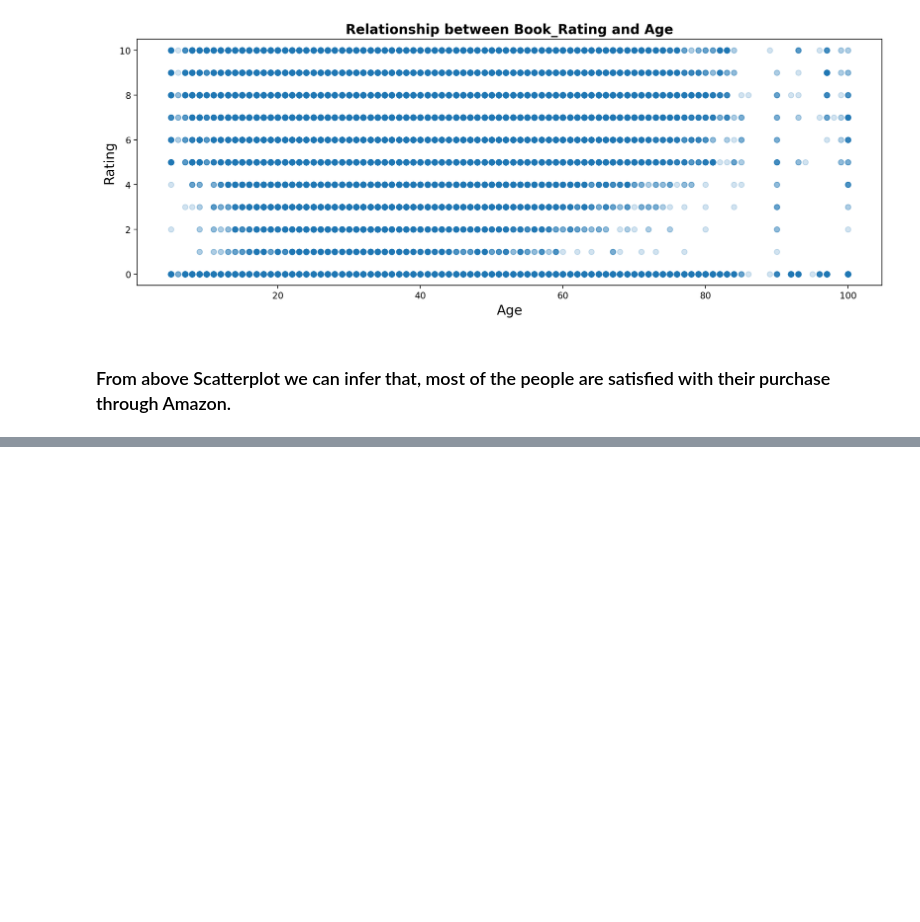
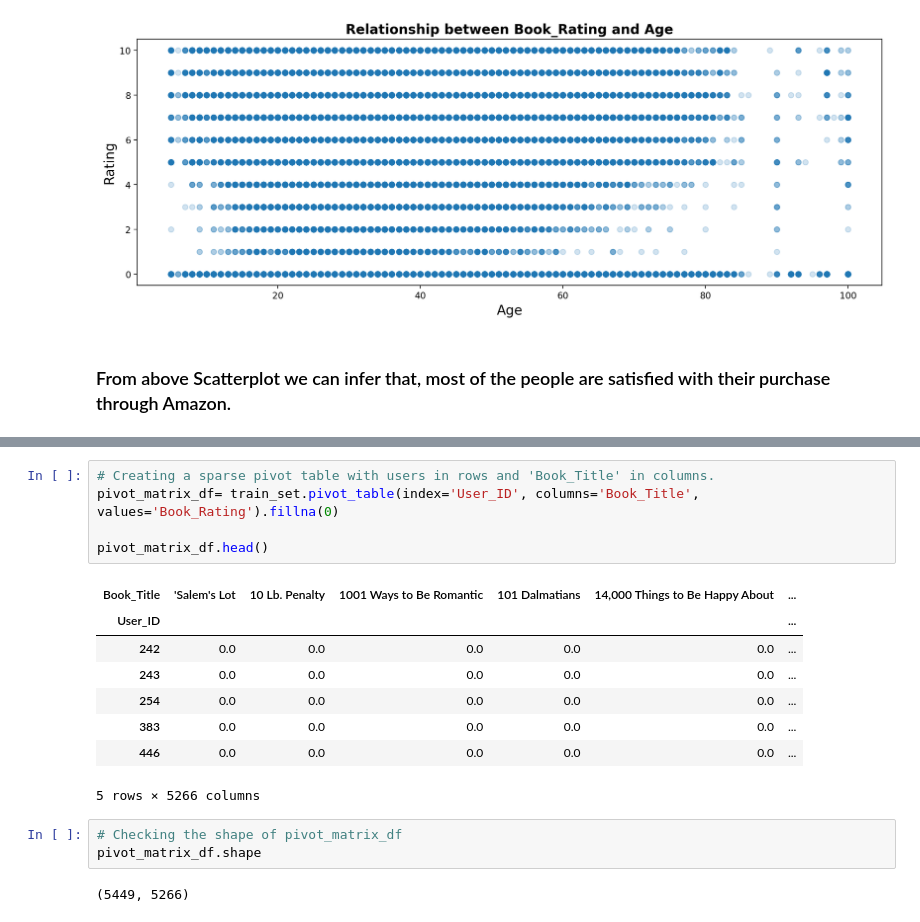
Before and after one commit to diptiranjan1998/Book-Recommendation-system, a Jupyter notebook: Book_Recommendation_System.ipynb, the cells around one changed output, grey strips where cells are left out. Cells and saved outputs as stored; diff of their text form; blank space fills up the shorter version.

```diff
--- a/Book_Recommendation_System.ipynb
+++ b/Book_Recommendation_System.ipynb
@@ -1013,0 +1097,19 @@ Text(0, 0.5, 'Rating')
+# %%
+# Creating a sparse pivot table with users in rows and 'Book_Title' in columns.
+pivot_matrix_df= train_set.pivot_table(index='User_ID', columns='Book_Title', values='Book_Rating').fillna(0)
+
+pivot_matrix_df.head()
+# %% [output]
+| Book_Title | 'Salem's Lot | 10 Lb. Penalty | 1001 Ways to Be Romantic | 101 Dalmatians | 14,000 Things to Be Happy About | ... |
+| User_ID |  |  |  |  |  | ... |
+| 242 | 0.0 | 0.0 | 0.0 | 0.0 | 0.0 | ... |
+| 243 | 0.0 | 0.0 | 0.0 | 0.0 | 0.0 | ... |
+| 254 | 0.0 | 0.0 | 0.0 | 0.0 | 0.0 | ... |
+| 383 | 0.0 | 0.0 | 0.0 | 0.0 | 0.0 | ... |
+| 446 | 0.0 | 0.0 | 0.0 | 0.0 | 0.0 | ... |
+5 rows × 5266 columns
+# %%
+# Checking the shape of pivot_matrix_df
+pivot_matrix_df.shape
+# %% [output]
+(5449, 5266)
```
Also changed, not shown: parts of 36 cells of this notebook.
